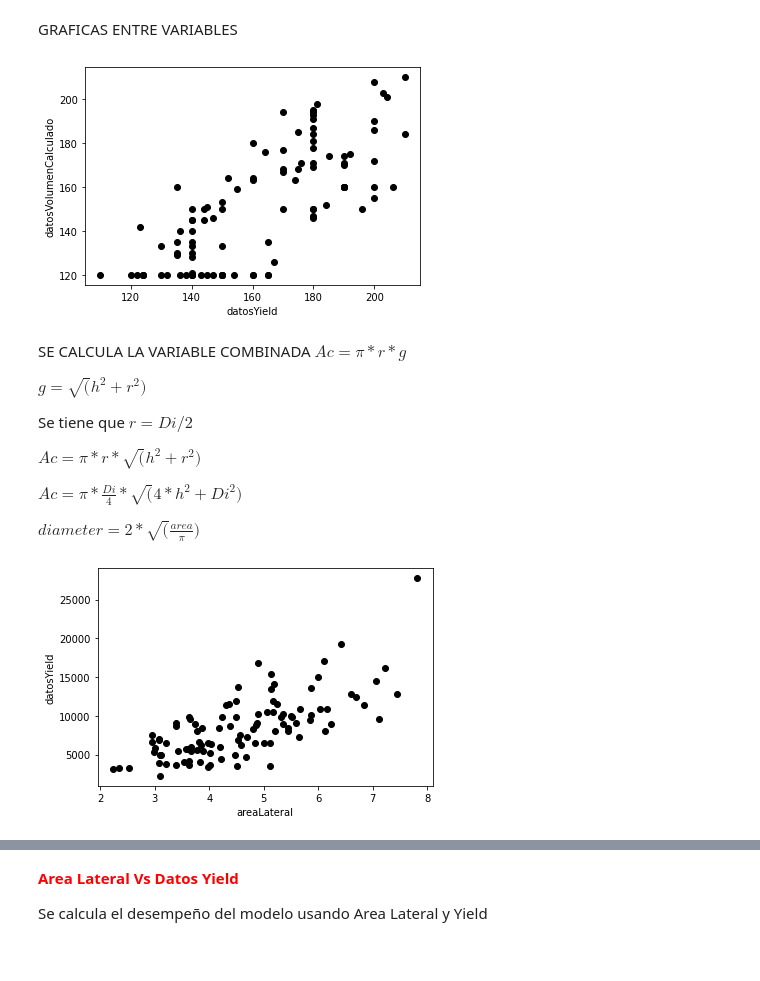
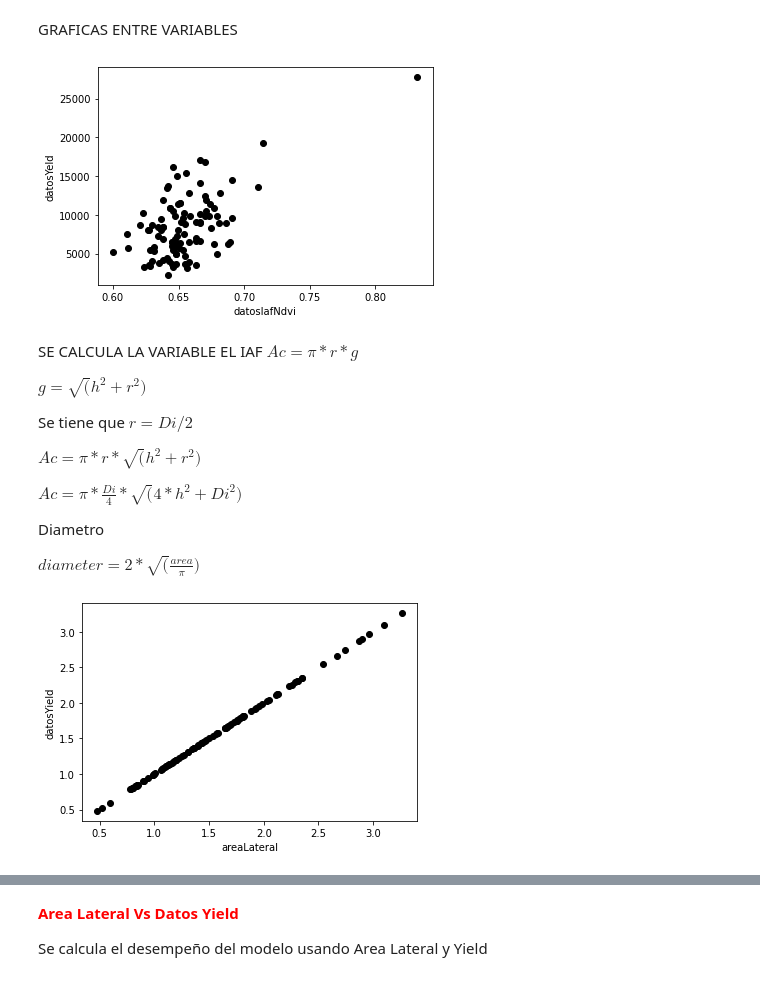
Before and after one commit to julianandres/processingyield, a Jupyter notebook: notas.ipynb, the cells around one changed output, grey strips where cells are left out. Drawn from its saved outputs; the diff is of its cells as text; code cells hidden in the pictures.

Commit message:
se revisa ndvi

```diff
--- a/notas.ipynb
+++ b/notas.ipynb
@@ -73,15 +74,15 @@ GRAFICAS ENTRE VARIABLES
 #pyplot.scatter(datos.datosArea, datos.datosAreaCalculada,c="red")
 #pyplot.scatter(datos.datosNdvi, datos.datosVolumenCalculado,c="blue")
 #pyplot.scatter(datos.datosAltura, datos.datosNdvi,c="green")
-pyplot.scatter(datos.datosAltura,datos.datosAlturaCalculada,c="black")
-pyplot.xlabel("datosYield")
-pyplot.ylabel("datosVolumenCalculado")
+pyplot.scatter(datos.datosNdvi,datos.datosYeld,c="black")
+pyplot.xlabel("datosIafNdvi")
+pyplot.ylabel("datosYeld")
 
 pyplot.show()
 # %% [output]
-[figure, old version]
+[figure, new version]
 # %% [markdown]
-SE CALCULA LA VARIABLE COMBINADA
+SE CALCULA LA VARIABLE EL IAF
 $Ac = \pi*r*g $
 
 $g = \sqrt(h^2 + r^2) $
@@ -92,29 +93,31 @@ $Ac = \pi*r*\sqrt(h^2 + r^2)$
 
 $Ac = \pi*\frac{Di}{4}*\sqrt(4*h^2 + Di^2)$
 
+Diametro
+
 $diameter = 2*\sqrt(\frac{area}{\pi})$
 # %%
 
 import math
 areaLateral = []
 volumeFromDiameter = []
 diametros=[]
 for index,x in enumerate(datos.datosArea):
     diametro = 2*math.sqrt(x/math.pi)
     diametros.append(diametro)
     altura= datos.datosAlturaCalculada[index]/100
     valueAreaLateral=diametro*math.sqrt((diametro*diametro)+4*(altura*altura))
-    valueVolume = diametro*diametro*altura
+    valueVolume = math.pi*diametro*diametro*altura*(1/6)
     volumeFromDiameter.append(valueVolume)
     areaLateral.append(valueAreaLateral)
 
-pyplot.scatter(areaLateral,datos.datosYeld,c="black")
+pyplot.scatter(volumeFromDiameter,datos.datosVolumenImagen,c="black")
 pyplot.xlabel("areaLateral")
 pyplot.ylabel("datosYield")
 
 pyplot.show()
 # %% [output]
-[figure, old version]
+[figure, new version]
 # %%
 pyplot.scatter(volumeFromDiameter,datos.datosYeld,c="black")
 pyplot.xlabel("volumeFromDiameter")
```
Also changed, not shown: parts of 15 cells of this notebook, 1 other file.
